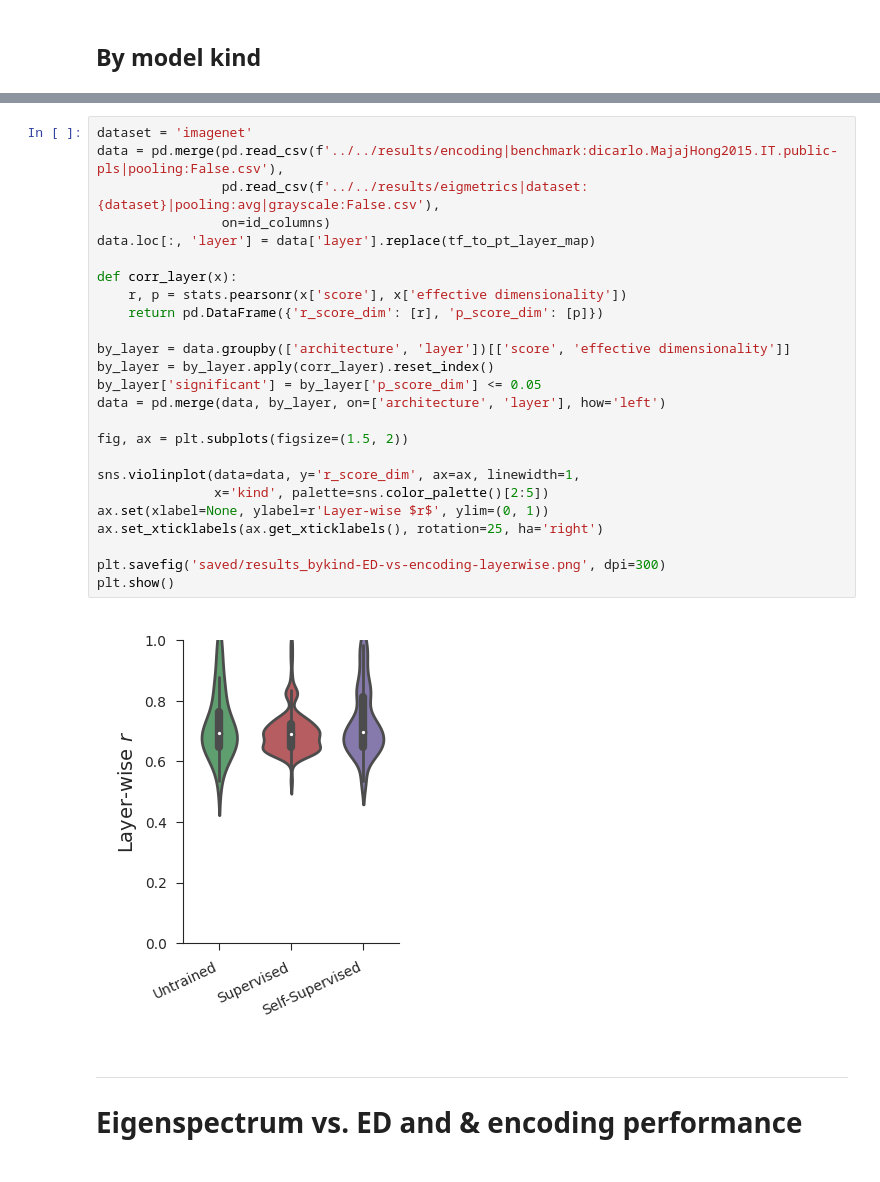
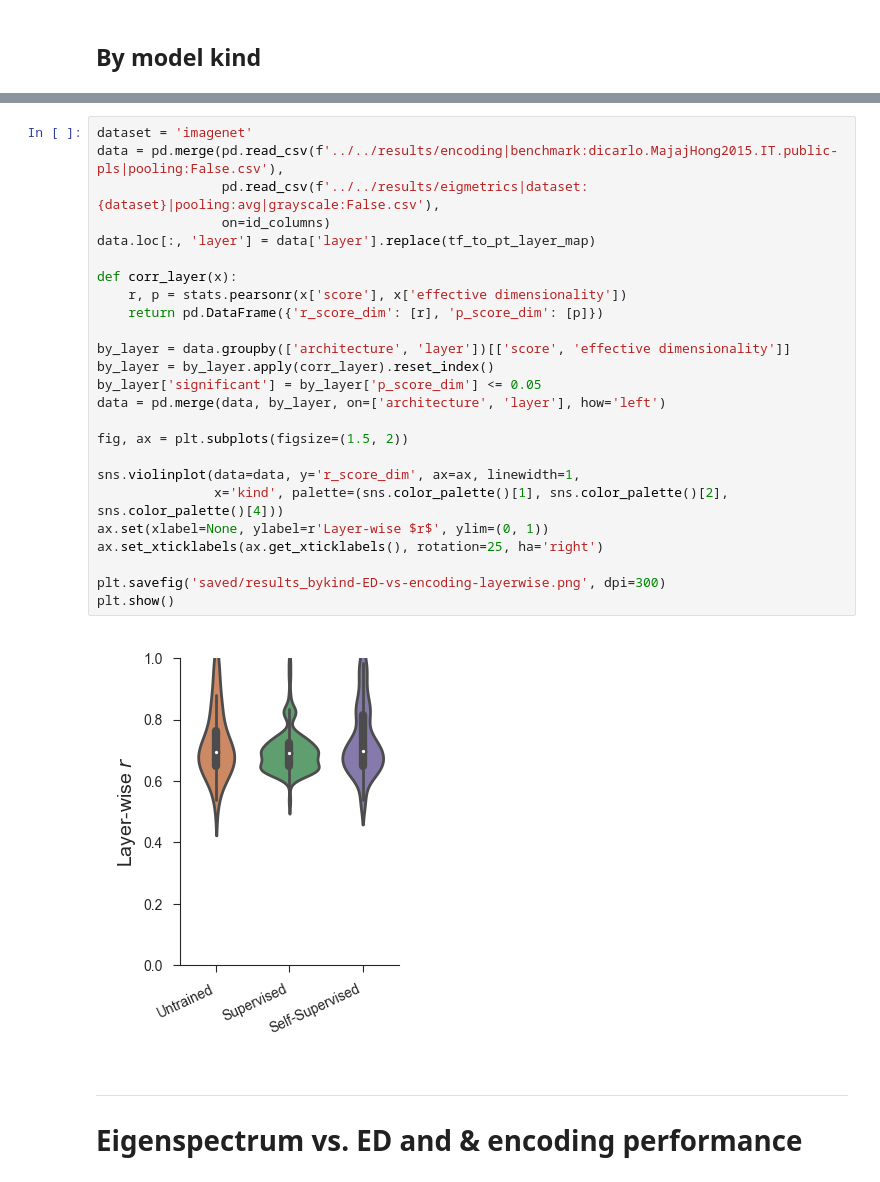
Before and after one commit to EricElmoznino/encoder_dimensionality, a Jupyter notebook: figures/manuscript/results.ipynb, the cells around one changed output, grey strips where cells are left out. Saved outputs shown, nothing was run; the diff lists cells and outputs as text.

Commit message:
Updated several results figures.

```diff
--- a/figures/manuscript/results.ipynb
+++ b/figures/manuscript/results.ipynb
@@ -134,30 +134,30 @@ plt.show()
 # %%
 dataset = 'imagenet'
 data = pd.merge(pd.read_csv(f'../../results/encoding|benchmark:dicarlo.MajajHong2015.IT.public-pls|pooling:False.csv'),
                 pd.read_csv(f'../../results/eigmetrics|dataset:{dataset}|pooling:avg|grayscale:False.csv'),
                 on=id_columns)
 data.loc[:, 'layer'] = data['layer'].replace(tf_to_pt_layer_map)
 
 def corr_layer(x):
     r, p = stats.pearsonr(x['score'], x['effective dimensionality'])
     return pd.DataFrame({'r_score_dim': [r], 'p_score_dim': [p]})
 
 by_layer = data.groupby(['architecture', 'layer'])[['score', 'effective dimensionality']]
 by_layer = by_layer.apply(corr_layer).reset_index()
 by_layer['significant'] = by_layer['p_score_dim'] <= 0.05
 data = pd.merge(data, by_layer, on=['architecture', 'layer'], how='left')
 
 fig, ax = plt.subplots(figsize=(1.5, 2))
 
 sns.violinplot(data=data, y='r_score_dim', ax=ax, linewidth=1,
-               x='kind', palette=sns.color_palette()[2:5])
+               x='kind', palette=(sns.color_palette()[1], sns.color_palette()[2], sns.color_palette()[4]))
 ax.set(xlabel=None, ylabel=r'Layer-wise $r$', ylim=(0, 1))
 ax.set_xticklabels(ax.get_xticklabels(), rotation=25, ha='right')
 
 plt.savefig('saved/results_bykind-ED-vs-encoding-layerwise.png', dpi=300)
 plt.show()
 # %% [output]
-[figure, old version]
+[figure, new version]
 # %% [markdown]
 ---
 # Eigenspectrum vs. ED and & encoding performance
```
Also changed, not shown: parts of 7 cells of this notebook, 10 other files.
